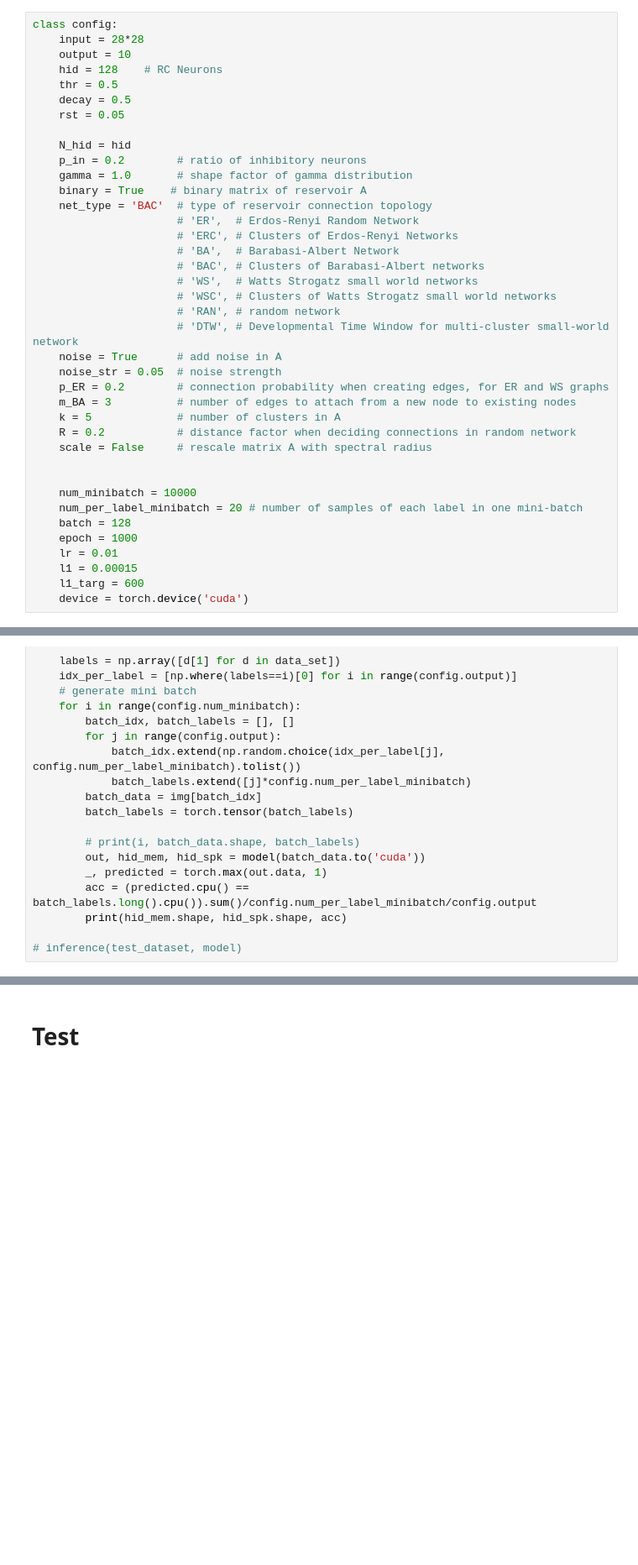
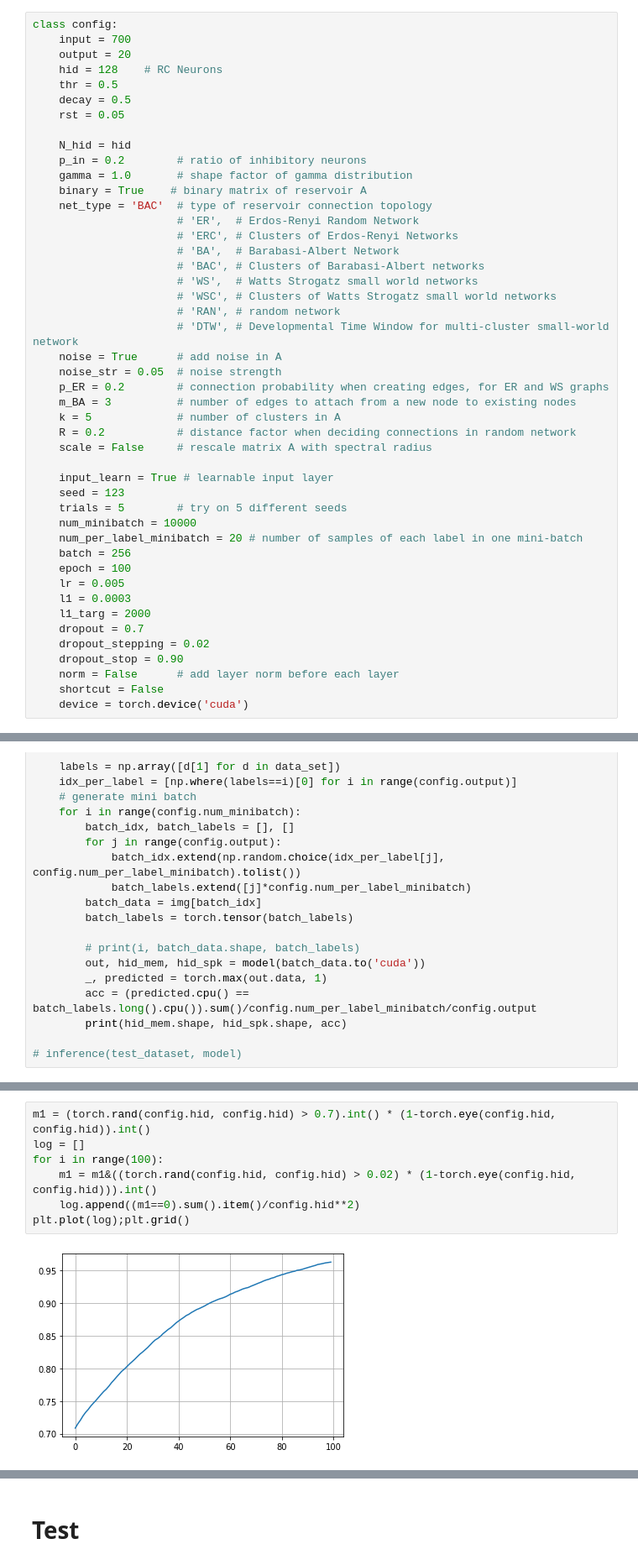
Before and after one commit to HuangHaoyu1997/Reservoir-Computing, a Jupyter notebook: new_RC.ipynb, the cells around one changed output, grey strips where cells are left out. Shown at 84% size. Drawn from its saved outputs; the diff is of its cells as text; blank space fills up the shorter version.

```diff
--- a/new_RC.ipynb
+++ b/new_RC.ipynb
@@ -15,8 +15,8 @@ from copy import deepcopy
 # Configuration
 # %%
 class config:
-    input = 28*28
-    output = 10
+    input = 700
+    output = 20
     hid = 128    # RC Neurons
     thr = 0.5
     decay = 0.5
@@ -43,14 +43,21 @@ class config:
     R = 0.2           # distance factor when deciding connections in random network
     scale = False     # rescale matrix A with spectral radius
 
-
+    input_learn = True # learnable input layer
+    seed = 123
+    trials = 5        # try on 5 different seeds
     num_minibatch = 10000
     num_per_label_minibatch = 20 # number of samples of each label in one mini-batch
-    batch = 128
-    epoch = 1000
-    lr = 0.01
-    l1 = 0.00015
-    l1_targ = 600
+    batch = 256
+    epoch = 100
+    lr = 0.005
+    l1 = 0.0003
+    l1_targ = 2000
+    dropout = 0.7
+    dropout_stepping = 0.02
+    dropout_stop = 0.90
+    norm = False      # add layer norm before each layer
+    shortcut = False
     device = torch.device('cuda')
 # %% [markdown]
 # Load datasets
@@ -263,3 +409,12 @@ def inference(data_set, model):
+# %%
+m1 = (torch.rand(config.hid, config.hid) > 0.7).int() * (1-torch.eye(config.hid, config.hid)).int()
+log = []
+for i in range(100):
+    m1 = m1&((torch.rand(config.hid, config.hid) > 0.02) * (1-torch.eye(config.hid, config.hid))).int()
+    log.append((m1==0).sum().item()/config.hid**2)
+plt.plot(log);plt.grid()
+# %% [output]
+[figure, added]
 # %%
 model = RC().to(config.device)
 criterion = nn.CrossEntropyLoss()
```
Also changed, not shown: parts of 13 cells of this notebook, 5 other files.
